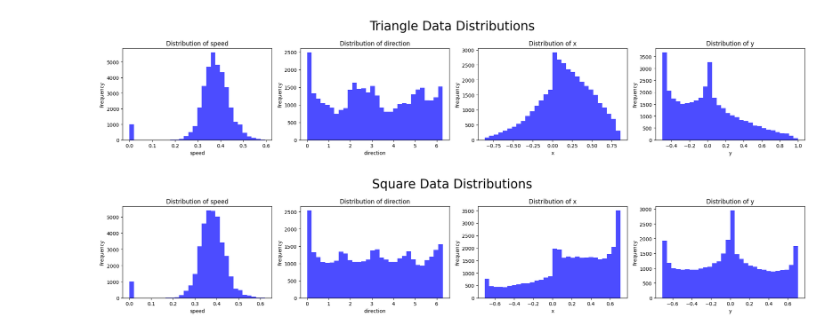
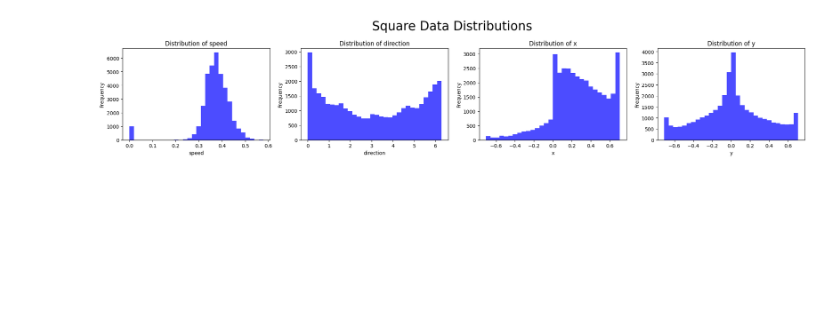
Before and after one commit to GAtemROU/rnn-path-integration, a Jupyter notebook: plots.ipynb, the cells around one changed output. Cells and saved outputs as stored; diff of their text form; code cells hidden in the pictures; blank space fills up the shorter version.

```diff
--- a/plots.ipynb
+++ b/plots.ipynb
@@ -4,11 +4,10 @@ import numpy as np
 import matplotlib.pyplot as plt
 from utils.plots import plot_data_distribution
 # %%
-triangle_data = pd.read_csv('data/triangle_data1000_50steps.csv')
-square_data = pd.read_csv('data/square_data1000_50steps.csv')
+# triangle_data = pd.read_csv('data/.csv')
+square_data = pd.read_csv('data/square_1000traj_50steps.csv')
 
-plot_data_distribution(triangle_data, ['speed', 'direction', 'x', 'y'], 'Triangle Data Distributions', 'tex/figures/triangle_data_distribution.png')
+# plot_data_distribution(triangle_data, ['speed', 'direction', 'x', 'y'], 'Triangle Data Distributions', 'tex/figures/triangle_data_distribution.png')
 plot_data_distribution(square_data, ['speed', 'direction', 'x', 'y'], 'Square Data Distributions', 'tex/figures/square_data_distribution.png')
 # %% [output]
-[figure, old version]
+[figure, new version]
-[figure, removed]
```
Also changed, not shown: 13 other files.
